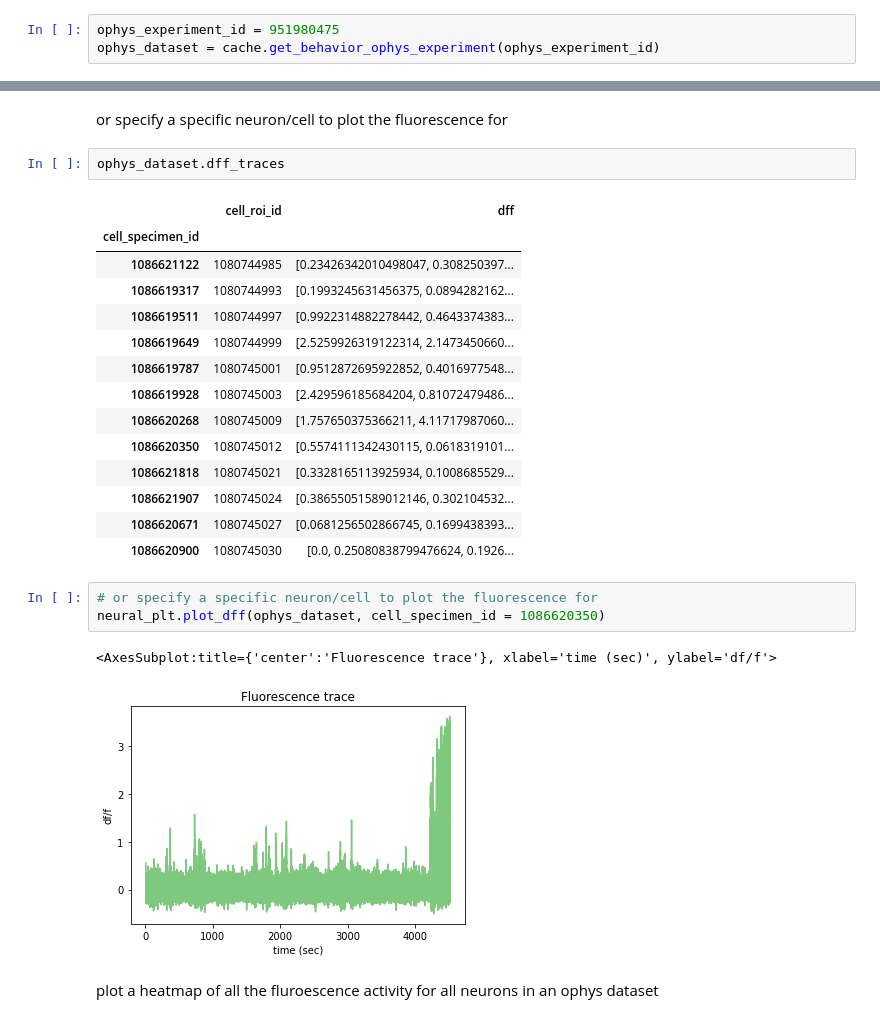
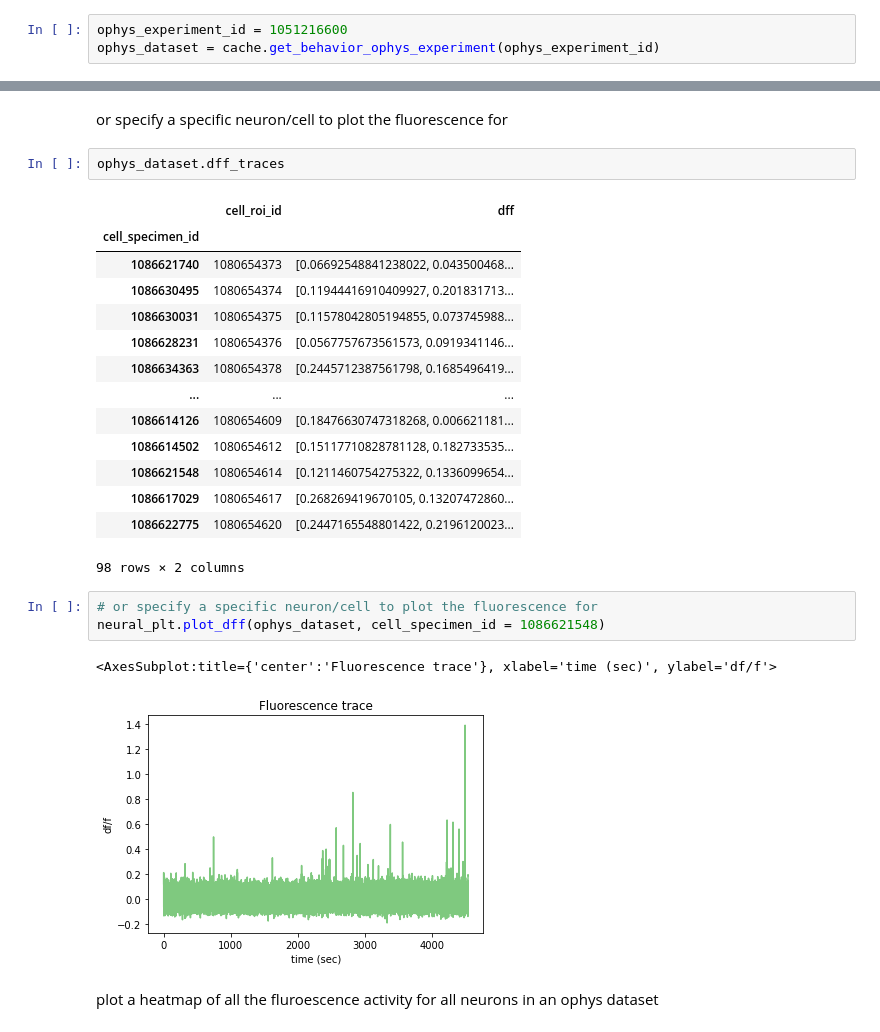
Before and after one commit to BonaventureR/visual_behavior_plotting, a Jupyter notebook: examples/visual_behavior_plotting_tutorial.ipynb, the cells around one changed output, grey strips where cells are left out. Saved outputs shown, nothing was run; the diff lists cells and outputs as text.

```diff
--- a/examples/visual_behavior_plotting_tutorial.ipynb
+++ b/examples/visual_behavior_plotting_tutorial.ipynb
@@ -47,7 +63,7 @@ ophys_experiment_table.head()
 # %% [markdown]
 select a random experiment ID and load the dataset for it
 # %%
-ophys_experiment_id = 951980475
+ophys_experiment_id = 1051216600
 ophys_dataset = cache.get_behavior_ophys_experiment(ophys_experiment_id)
 # %% [markdown]
 ### Behavior attribute plotting
@@ -123,24 +139,24 @@ ophys_dataset.dff_traces
 # %% [output]
 |  | cell_roi_id | dff |
 | cell_specimen_id |  |  |
-| 1086621122 | 1080744985 | [0.23426342010498047, 0.308250397... |
-| 1086619317 | 1080744993 | [0.1993245631456375, 0.0894282162... |
-| 1086619511 | 1080744997 | [0.9922314882278442, 0.4643374383... |
-| 1086619649 | 1080744999 | [2.5259926319122314, 2.1473450660... |
-| 1086619787 | 1080745001 | [0.9512872695922852, 0.4016977548... |
-| 1086619928 | 1080745003 | [2.429596185684204, 0.81072479486... |
-| 1086620268 | 1080745009 | [1.757650375366211, 4.11717987060... |
-| 1086620350 | 1080745012 | [0.5574111342430115, 0.0618319101... |
-| 1086621818 | 1080745021 | [0.3328165113925934, 0.1008685529... |
-| 1086621907 | 1080745024 | [0.38655051589012146, 0.302104532... |
-| 1086620671 | 1080745027 | [0.0681256502866745, 0.1699438393... |
-| 1086620900 | 1080745030 | [0.0, 0.25080838799476624, 0.1926... |
+| 1086621740 | 1080654373 | [0.06692548841238022, 0.043500468... |
+| 1086630495 | 1080654374 | [0.11944416910409927, 0.201831713... |
+| 1086630031 | 1080654375 | [0.11578042805194855, 0.073745988... |
+| 1086628231 | 1080654376 | [0.0567757673561573, 0.0919341146... |
+| 1086634363 | 1080654378 | [0.2445712387561798, 0.1685496419... |
+| ... | ... | ... |
+| 1086614126 | 1080654609 | [0.18476630747318268, 0.006621181... |
+| 1086614502 | 1080654612 | [0.15117710828781128, 0.182733535... |
+| 1086621548 | 1080654614 | [0.1211460754275322, 0.1336099654... |
+| 1086617029 | 1080654617 | [0.268269419670105, 0.13207472860... |
+| 1086622775 | 1080654620 | [0.2447165548801422, 0.2196120023... |
+98 rows × 2 columns
 # %%
 # or specify a specific neuron/cell to plot the fluorescence for
-neural_plt.plot_dff(ophys_dataset, cell_specimen_id = 1086620350)
+neural_plt.plot_dff(ophys_dataset, cell_specimen_id = 1086621548)
 # %% [output]
 <AxesSubplot:title={'center':'Fluorescence trace'}, xlabel='time (sec)', ylabel='df/f'>
-[figure, old version]
+[figure, new version]
 # %% [markdown]
 plot a heatmap of all the fluroescence activity for all neurons in an ophys dataset
 # %%
```
Also changed, not shown: parts of 17 cells of this notebook.
